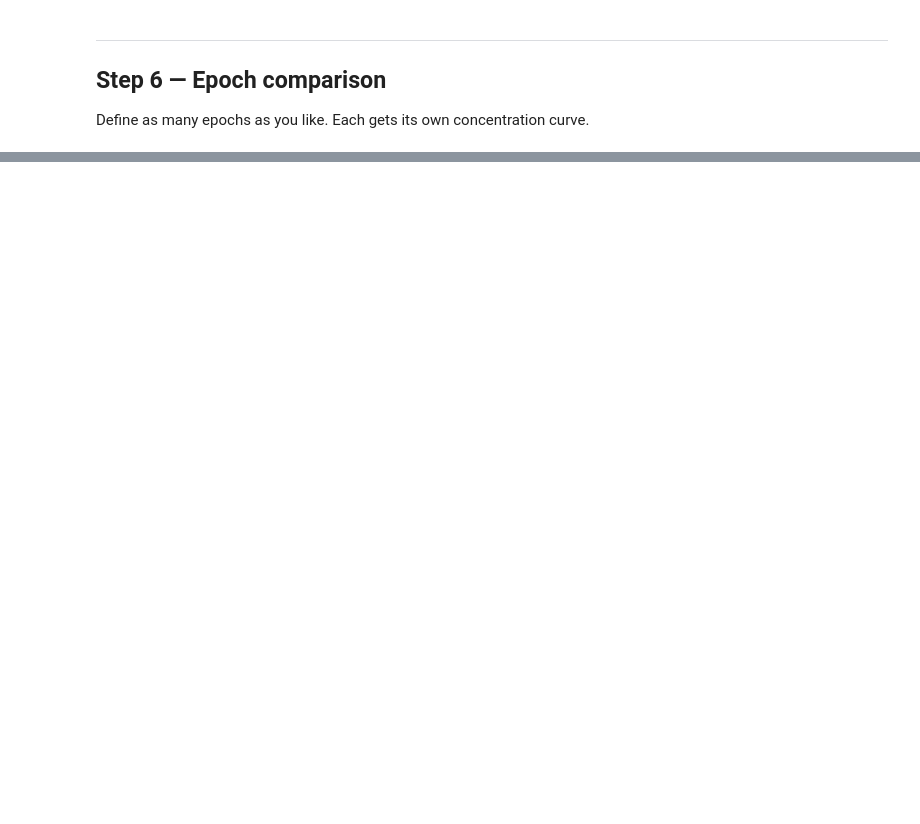
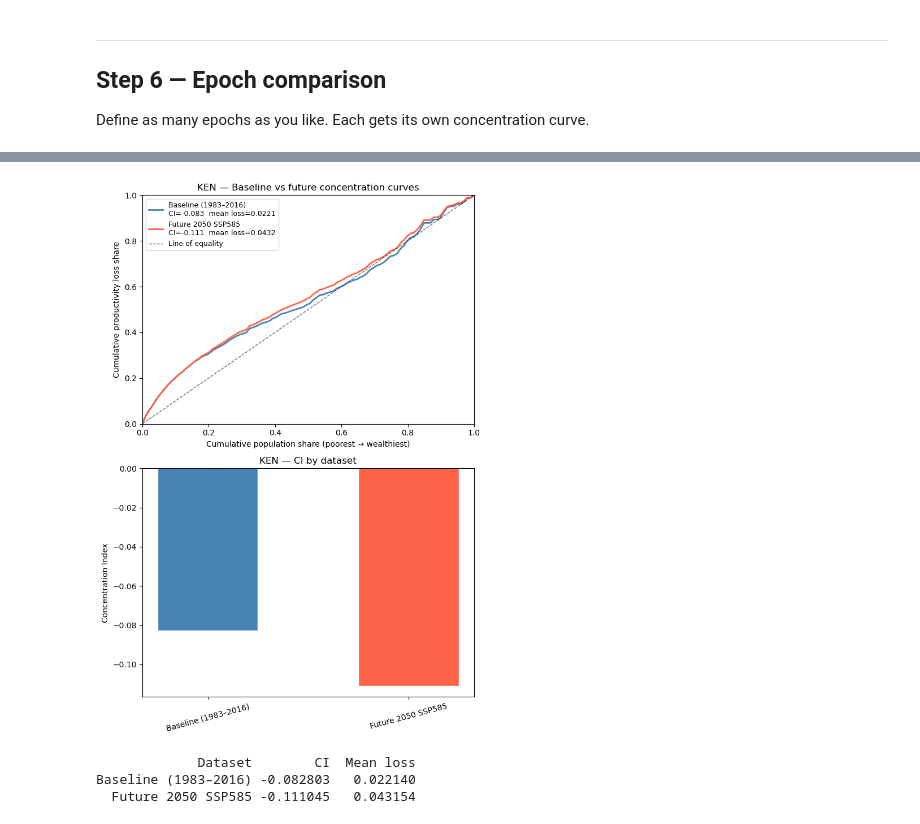
Before and after one commit to mvbnffc/howden_heat, a Jupyter notebook: notebooks/05_national_analysis.ipynb, the cells around one changed output, grey strips where cells are left out. Cells and saved outputs as stored; diff of their text form; code cells hidden in the pictures; blank space fills up the shorter version.

```diff
--- a/notebooks/05_national_analysis.ipynb
+++ b/notebooks/05_national_analysis.ipynb
@@ -444,0 +485,67 @@ Full   (1983–2016) -0.080261   0.022037
+# %%
+# --- Define datasets and epoch to compare ---
+# Each entry: 'Label': ('dataset_folder_name', start_year, end_year)
+COMPARE = {
+    'Baseline (1983–2016)':       ('wbgt_baseline',          1983, 2016),
+    'Future 2050 SSP585': ('wbgt_future_2050_ssp585', 1983, 2016),
+}
+COMPARE_COLORS = ['steelblue', 'tomato', 'forestgreen', 'darkorchid']
+# --------------------------------------------
+
+fig, axes = plt.subplots(2, 1, figsize=(7, 10))
+summary = []
+
+for (label, (dataset, start, end)), color in zip(COMPARE.items(), COMPARE_COLORS):
+    wbgt_dir = COUNTRY_DIR / dataset
+    if not wbgt_dir.exists():
+        print(f'  {label}: folder not found — {wbgt_dir}')
+        print(f'    Run Step 1 with WBGT_DATASET = {dataset!r} to clip rasters first.')
+        continue
+
+    r_arr, r_meta = epoch_mean(wbgt_dir, start, end)
+    if r_arr is None:
+        print(f'  {label}: no rasters found in {wbgt_dir} for {start}–{end}')
+        continue
+
+    r_res  = resample_to(r_arr, r_meta, pop_meta)
+    arrays = prepare_arrays(pop, rwi, r_res)
+    if arrays is None:
+        print(f'  {label}: insufficient overlapping valid cells')
+        continue
+
+    p, w, r = arrays
+    ep_ci   = calculate_CI(p, w, r)
+    ep_loss = float(np.average(r, weights=p))
+    cp, cr  = calculate_concentration_curve(p, w, r)
+    summary.append({'Dataset': label, 'CI': ep_ci, 'Mean loss': ep_loss})
+
+    # Concentration curve
+    axes[0].plot(cp, cr, color=color, linewidth=2,
+                 label=f'{label}\nCI={ep_ci:.3f}  mean loss={ep_loss:.4f}')
+
+    # CI bar
+    axes[1].bar(label, ep_ci, color=color, edgecolor='white', width=0.5)
+
+axes[0].plot([0, 1], [0, 1], 'k--', linewidth=1, alpha=0.6, label='Line of equality')
+axes[0].fill_between([], [], [], alpha=0)   # spacer
+axes[0].set_xlabel('Cumulative population share (poorest → wealthiest)')
+axes[0].set_ylabel('Cumulative productivity loss share')
+axes[0].set_title(f'{ISO3} — Baseline vs future concentration curves')
+axes[0].legend(fontsize=9, loc='upper left')
+axes[0].set_xlim(0, 1); axes[0].set_ylim(0, 1)
+
+axes[1].axhline(0, color='black', linewidth=0.8, linestyle='--')
+axes[1].set_ylabel('Concentration Index')
+axes[1].set_title(f'{ISO3} — CI by dataset')
+axes[1].tick_params(axis='x', rotation=15)
+
+plt.tight_layout()
+plt.show()
+
+if summary:
+    print(pd.DataFrame(summary).to_string(index=False))
+# %% [output]
+[figure, added]
+             Dataset        CI  Mean loss
+Baseline (1983–2016) -0.082803   0.022140
+  Future 2050 SSP585 -0.111045   0.043154
```
Also changed, not shown: parts of 14 cells of this notebook, 5 other files.
